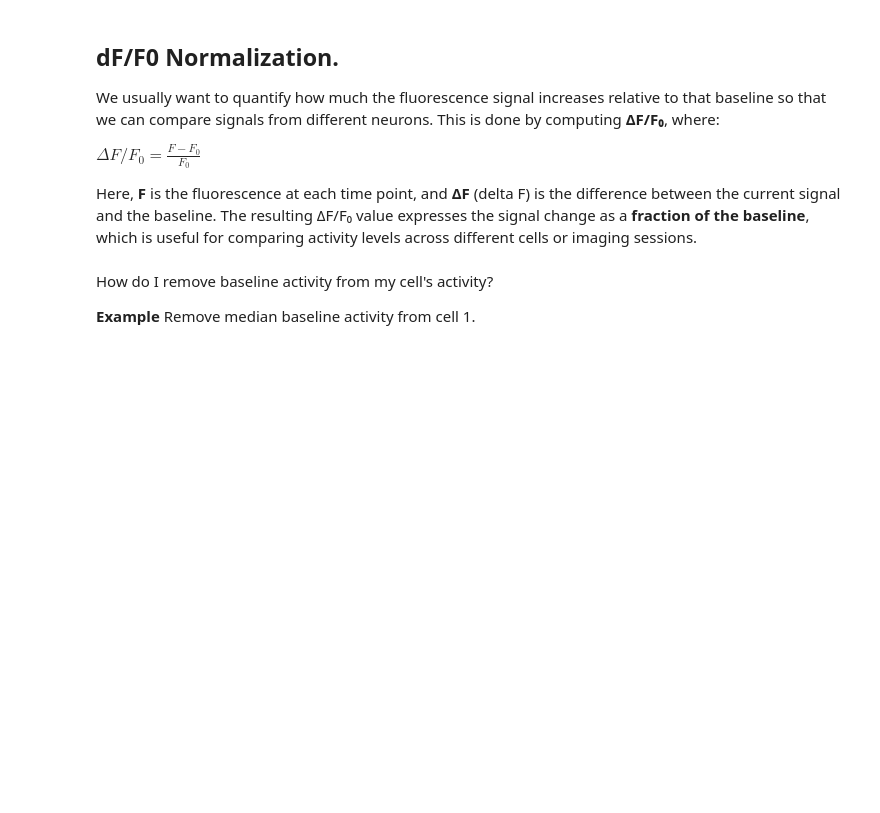
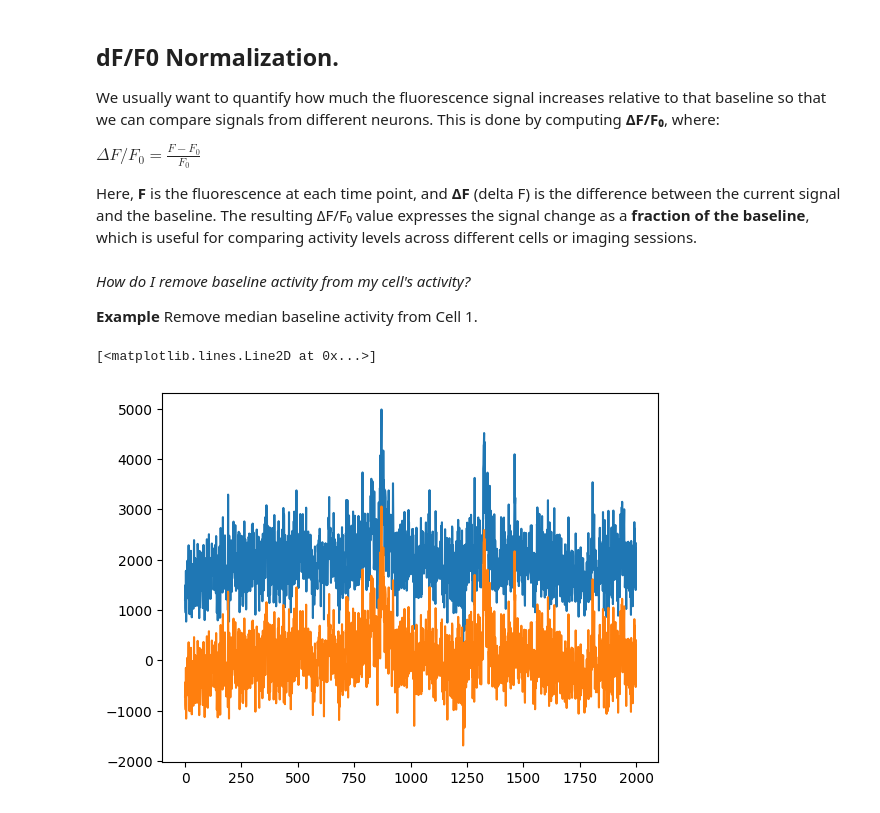
Before and after one commit to bkampa/intro-to-calcium-imaging-analysis-in-python-2025, a Jupyter notebook: day1/02. Single-Pixel Fluorescence in Calcium Imaging.ipynb, the cells around one changed output. Drawn from its saved outputs; the diff is of its cells as text; code cells hidden in the pictures; blank space fills up the shorter version.

```diff
--- a/day1/02. Single-Pixel Fluorescence in Calcium Imaging.ipynb
+++ b/day1/02. Single-Pixel Fluorescence in Calcium Imaging.ipynb
@@ -402,15 +402,15 @@ $\Delta F/F_0 = \frac{F - F_0}{F_0}$
 
 Here, **F** is the fluorescence at each time point, and **ΔF** (delta F) is the difference between the current signal and the baseline. The resulting ΔF/F₀ value expresses the signal change as a **fraction of the baseline**, which is useful for comparing activity levels across different cells or imaging sessions.
 # %% [markdown]
-How do I remove baseline activity from my cell's activity?
+*How do I remove baseline activity from my cell's activity?*
 
-**Example** Remove median baseline activity from cell 1.
+**Example** Remove median baseline activity from Cell 1.
 # %%
 F0 = np.median(cell1_corr_trace)
 df = cell1_corr_trace - F0
 
-plt.subplot(211)
 plt.plot(cell1_corr_trace)
-
-plt.subplot(212)
 plt.plot(df)
+# %% [output]
+[<matplotlib.lines.Line2D at 0x...>]
+[figure, added]
```
Also changed, not shown: parts of 10 cells of this notebook.
